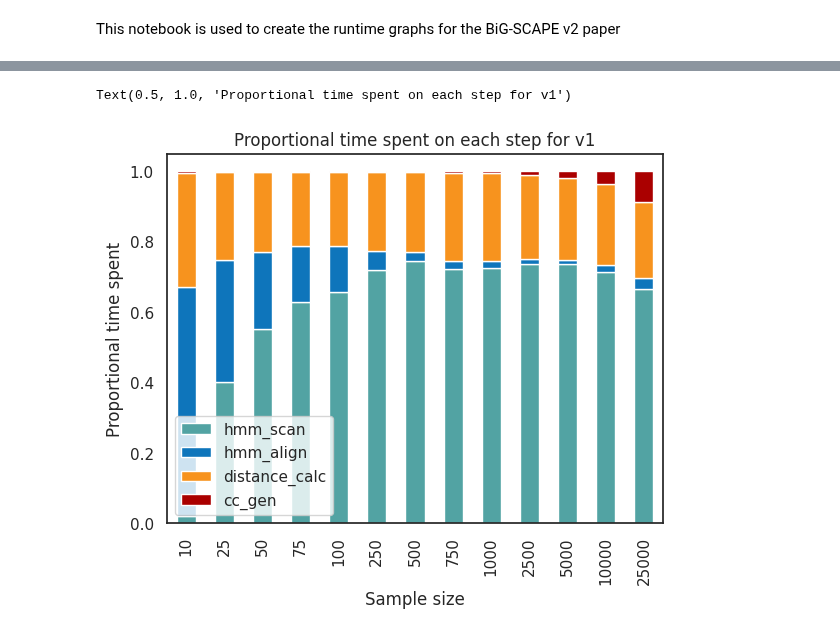
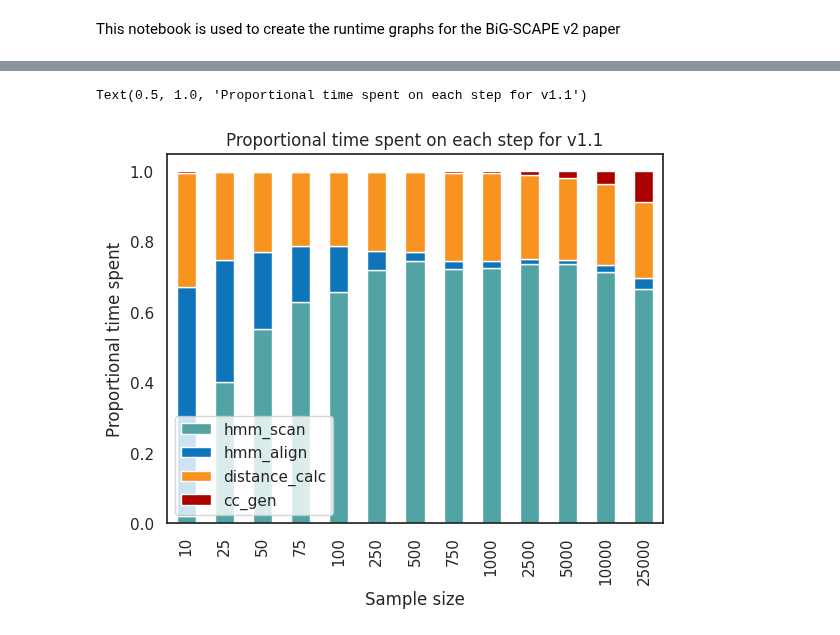
Before and after one commit to adraismawur/bigscape-v2-notebooks, a Jupyter notebook: runtimes.ipynb, the cells around one changed output, grey strips where cells are left out. Saved outputs shown, nothing was run; the diff lists cells and outputs as text; code cells hidden in the pictures.

```diff
--- a/runtimes.ipynb
+++ b/runtimes.ipynb
@@ -109,17 +112,17 @@ Text(0.5, 1.0, 'Proportional time spent on each step for v2')
 # %%
 v1_prop_time_colors = [
     COLORS["bigscape_blue"],
     COLORS["dark_blue"],
     COLORS["orange_i_found_on_bigscape_image"],
     COLORS["antismash_red"]
 ]
 prop_time_plot_v1 = bigscape_v1_avg_prop.plot(kind='bar', stacked=True, color=v1_prop_time_colors)
 prop_time_plot_v1.set_xlabel("Sample size")
 prop_time_plot_v1.set_ylabel("Proportional time spent")
-plt.title("Proportional time spent on each step for v1")
+plt.title("Proportional time spent on each step for v1.1")
 # %% [output]
-Text(0.5, 1.0, 'Proportional time spent on each step for v1')
+Text(0.5, 1.0, 'Proportional time spent on each step for v1.1')
-[figure, old version]
+[figure, new version]
 # %%
 # bar chart for the modes
 mode_totals.plot(kind='bar')
```
Also changed, not shown: parts of 6 cells of this notebook, 2 other files.
